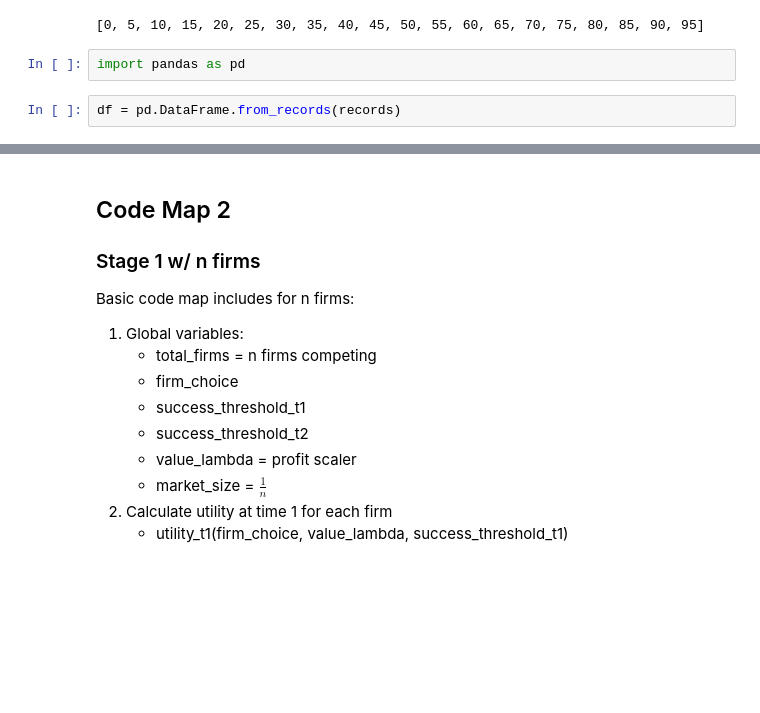
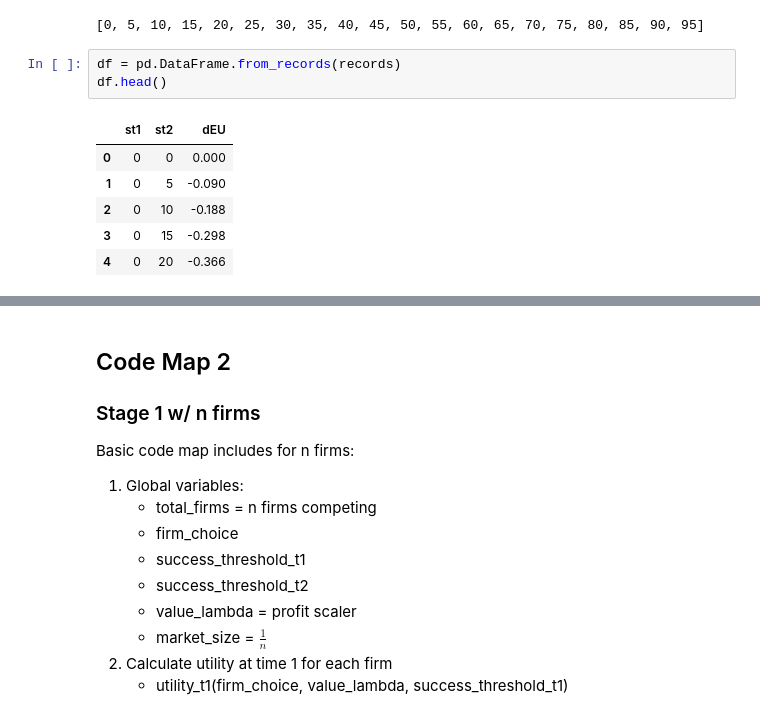
Before and after one commit to sbenthall/ip-games, a Jupyter notebook: Patent Competition-Production Model.ipynb, the cells around one changed output, grey strips where cells are left out. Saved outputs shown, nothing was run; the diff lists cells and outputs as text; blank space fills up the shorter version.

```diff
--- a/Patent Competition-Production Model.ipynb
+++ b/Patent Competition-Production Model.ipynb
@@ -179,7 +184,13 @@ for st1 in range(0,100,5):
 list(range(0,100,5))
 # %% [output]
 [0, 5, 10, 15, 20, 25, 30, 35, 40, 45, 50, 55, 60, 65, 70, 75, 80, 85, 90, 95]
-# %%
-import pandas as pd
 # %%
 df = pd.DataFrame.from_records(records)
+df.head()
+# %% [output]
+|  | st1 | st2 | dEU |
+| 0 | 0 | 0 | 0.000 |
+| 1 | 0 | 5 | -0.090 |
+| 2 | 0 | 10 | -0.188 |
+| 3 | 0 | 15 | -0.298 |
+| 4 | 0 | 20 | -0.366 |
```
Also changed, not shown: parts of 10 cells of this notebook, 3 other files.
